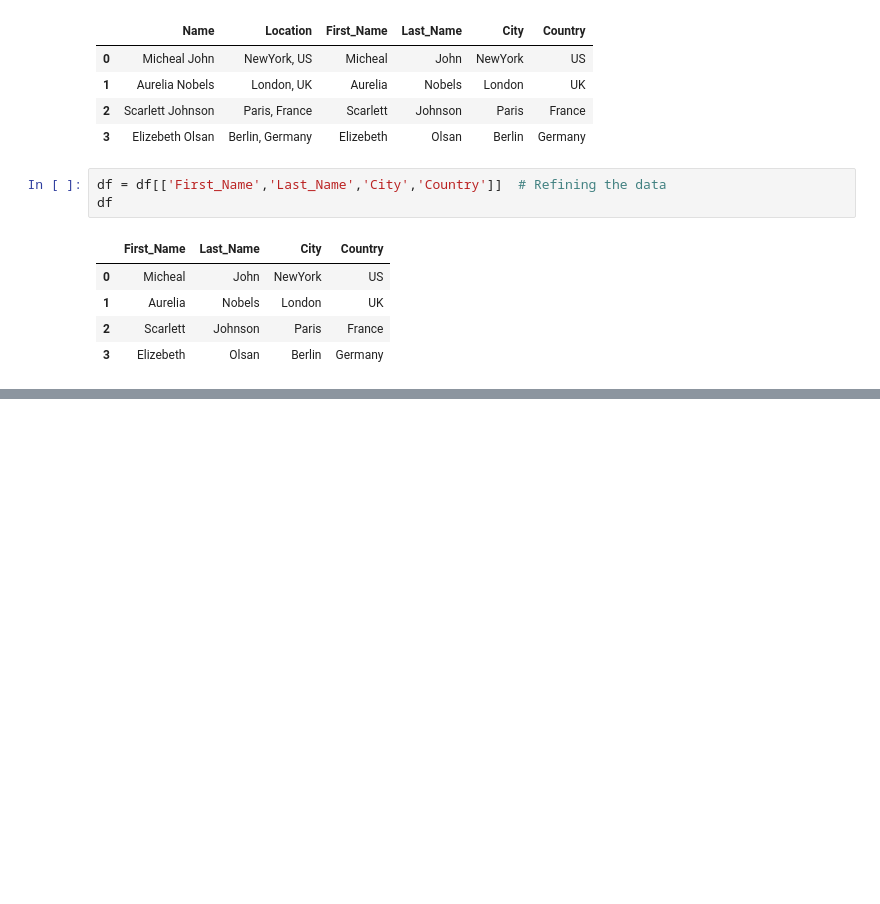
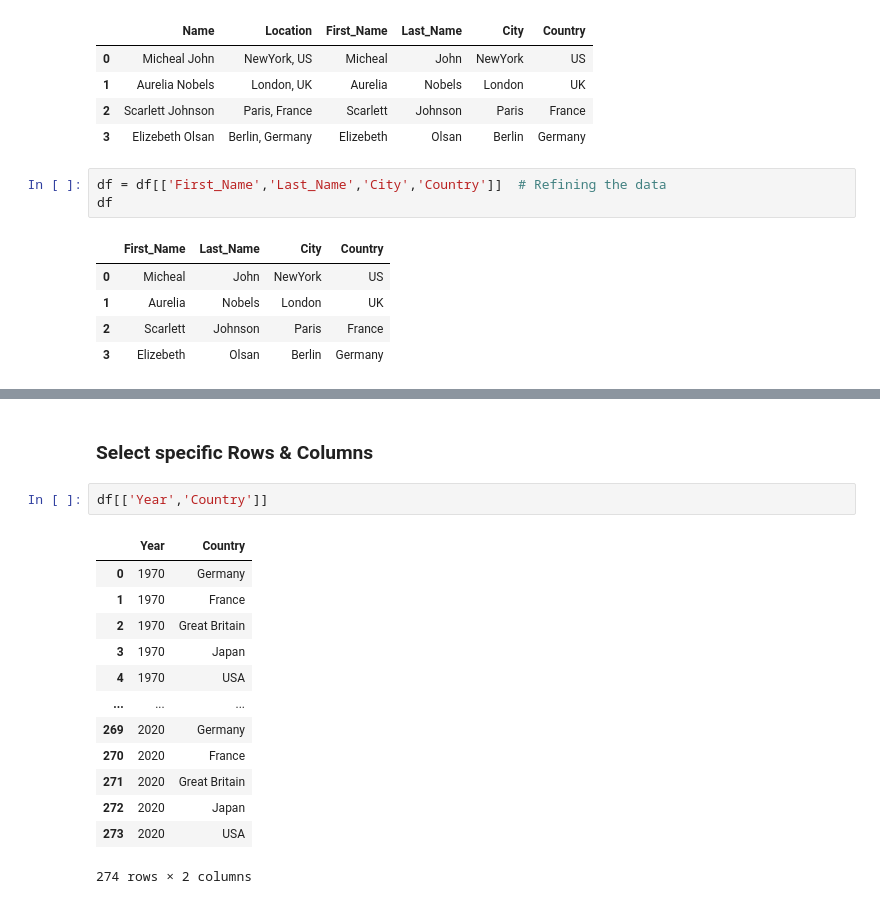
Before and after one commit to TheMuazAshraf/Python-DataVisualization, a Jupyter notebook: Pandas/Pandas_Basics_02.ipynb, the cells around one changed output, grey strips where cells are left out. Cells and saved outputs as stored; diff of their text form; blank space fills up the shorter version.

```diff
--- a/Pandas/Pandas_Basics_02.ipynb
+++ b/Pandas/Pandas_Basics_02.ipynb
@@ -259,0 +326,18 @@ df
+# %% [markdown]
+### Select specific Rows & Columns
+# %%
+df[['Year','Country']]
+# %% [output]
+|  | Year | Country |
+| 0 | 1970 | Germany |
+| 1 | 1970 | France |
+| 2 | 1970 | Great Britain |
+| 3 | 1970 | Japan |
+| 4 | 1970 | USA |
+| ... | ... | ... |
+| 269 | 2020 | Germany |
+| 270 | 2020 | France |
+| 271 | 2020 | Great Britain |
+| 272 | 2020 | Japan |
+| 273 | 2020 | USA |
+274 rows × 2 columns
```
Also changed, not shown: parts of 12 cells of this notebook.
